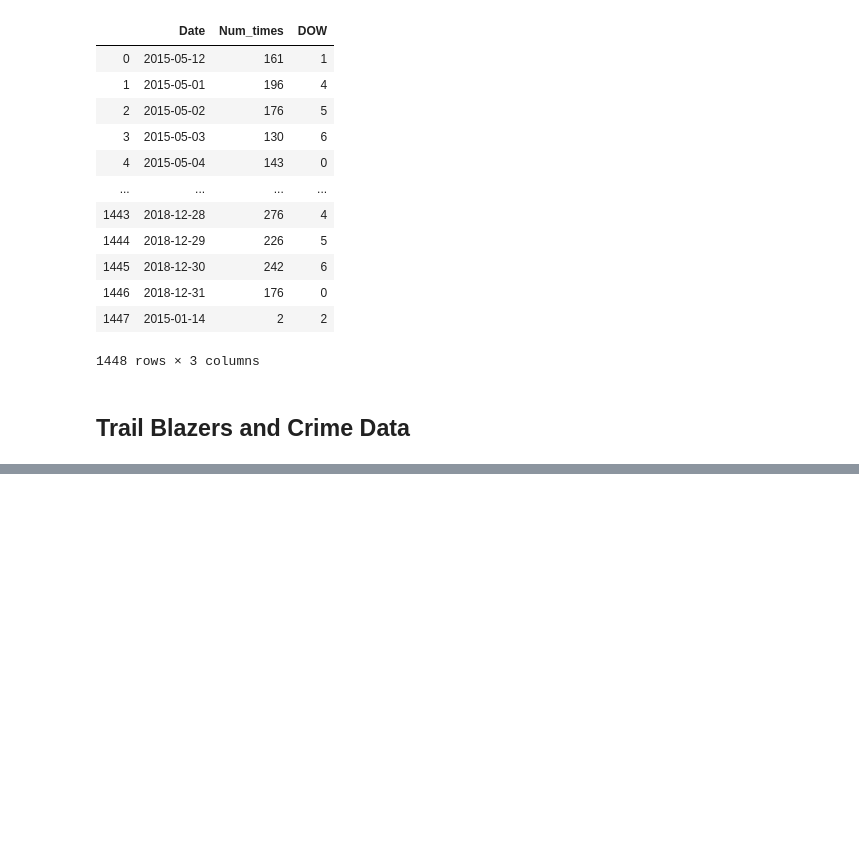
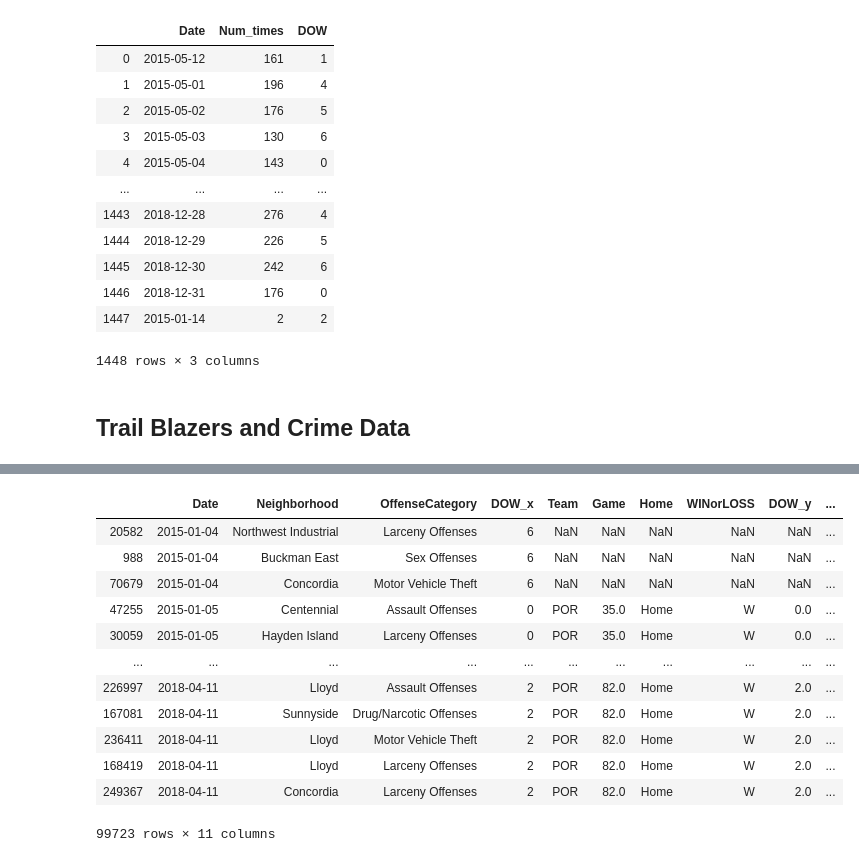
Before and after one commit to shaymusmc/Crime_TrailBlazers, a Jupyter notebook: Crime_TrailBlazers_Data.ipynb, the cells around one changed output, grey strips where cells are left out. Saved outputs shown, nothing was run; the diff lists cells and outputs as text; code cells hidden in the pictures; blank space fills up the shorter version.

```diff
--- a/Crime_TrailBlazers_Data.ipynb
+++ b/Crime_TrailBlazers_Data.ipynb
@@ -153,2 +167,30 @@ crime_count
 # %% [markdown]
 ## Trail Blazers and Crime Data
+# %%
+# Set date perameters for in-season data
+onlyDuringSeason1415 = new_nba_df[((new_nba_df["Date"] >= '2015-01-01') & (new_nba_df["Date"] <= '2015-06-01'))]
+onlyDuringSeason1516 = new_nba_df[((new_nba_df["Date"] >= '2015-09-01') & (new_nba_df["Date"] <= '2016-06-01'))]
+onlyDuringSeason1617 = new_nba_df[((new_nba_df["Date"] >= '2016-09-01') & (new_nba_df["Date"] <= '2017-06-01'))]
+onlyDuringSeason1718 = new_nba_df[((new_nba_df["Date"] >= '2017-09-01') & (new_nba_df["Date"] <= '2018-06-01'))]
+
+firstGameday1415 = onlyDuringSeason1415.iloc[0,0]
+firstGameday1516 = onlyDuringSeason1516.iloc[0,0]
+firstGameday1617 = onlyDuringSeason1617.iloc[0,0]
+firstGameday1718 = onlyDuringSeason1718.iloc[0,0]
+
+lastGameday1415 = onlyDuringSeason1415.iloc[-1,0]
+lastGameday1516 = onlyDuringSeason1516.iloc[-1,0]
+lastGameday1617 = onlyDuringSeason1617.iloc[-1,0]
+lastGameday1718 = onlyDuringSeason1718.iloc[-1,0]
+# %%
+# Merge Trail Blazer and Crime Data
+merge_table = pd.merge(new_crime_df, new_nba_df, on="Date", how="left")
+# %%
+# Drop non NBA season date rows because we don't want seasonality to skew our data
+in_season = merge_table[((merged_table["Date"] >= firstGameday1415) & (merged_table["Date"] <= lastGameday1415))
+                            |((merged_table["Date"] >= firstGameday1516) & (merged_table["Date"] <= lastGameday1516))
+                            |((merged_table["Date"] >= firstGameday1617) & (merged_table["Date"] <= lastGameday1617))
+                            |((merged_table["Date"] >= firstGameday1718) & (merged_table["Date"] <= lastGameday1718))
+                            ]
+merge_table = in_season.sort_values('Date', ascending='True')
+merge_table
@@ -154,0 +211,20 @@ crime_count
+# %%
+# Computer the AverageDailyCrimes for Day Types for each Day of Week
+merge_table["HasGame"] = merge_table['Game'] > 0
+merge_table["GameStatus"] = merge_table["Home"] + merge_table["WINorLOSS"]
+merge_table["GameStatus"] = merge_table["GameStatus"].fillna('NoGame')
+merge_table
+# %% [output]
+|  | Date | Neighborhood | OffenseCategory | DOW_x | Team | Game | Home | WINorLOSS | DOW_y | ... |
+| 20582 | 2015-01-04 | Northwest Industrial | Larceny Offenses | 6 | NaN | NaN | NaN | NaN | NaN | ... |
+| 988 | 2015-01-04 | Buckman East | Sex Offenses | 6 | NaN | NaN | NaN | NaN | NaN | ... |
+| 70679 | 2015-01-04 | Concordia | Motor Vehicle Theft | 6 | NaN | NaN | NaN | NaN | NaN | ... |
+| 47255 | 2015-01-05 | Centennial | Assault Offenses | 0 | POR | 35.0 | Home | W | 0.0 | ... |
+| 30059 | 2015-01-05 | Hayden Island | Larceny Offenses | 0 | POR | 35.0 | Home | W | 0.0 | ... |
+| ... | ... | ... | ... | ... | ... | ... | ... | ... | ... | ... |
+| 226997 | 2018-04-11 | Lloyd | Assault Offenses | 2 | POR | 82.0 | Home | W | 2.0 | ... |
+| 167081 | 2018-04-11 | Sunnyside | Drug/Narcotic Offenses | 2 | POR | 82.0 | Home | W | 2.0 | ... |
+| 236411 | 2018-04-11 | Lloyd | Motor Vehicle Theft | 2 | POR | 82.0 | Home | W | 2.0 | ... |
+| 168419 | 2018-04-11 | Lloyd | Larceny Offenses | 2 | POR | 82.0 | Home | W | 2.0 | ... |
+| 249367 | 2018-04-11 | Concordia | Larceny Offenses | 2 | POR | 82.0 | Home | W | 2.0 | ... |
+99723 rows × 11 columns
```
Also changed, not shown: parts of 13 cells of this notebook, 2 other files.
